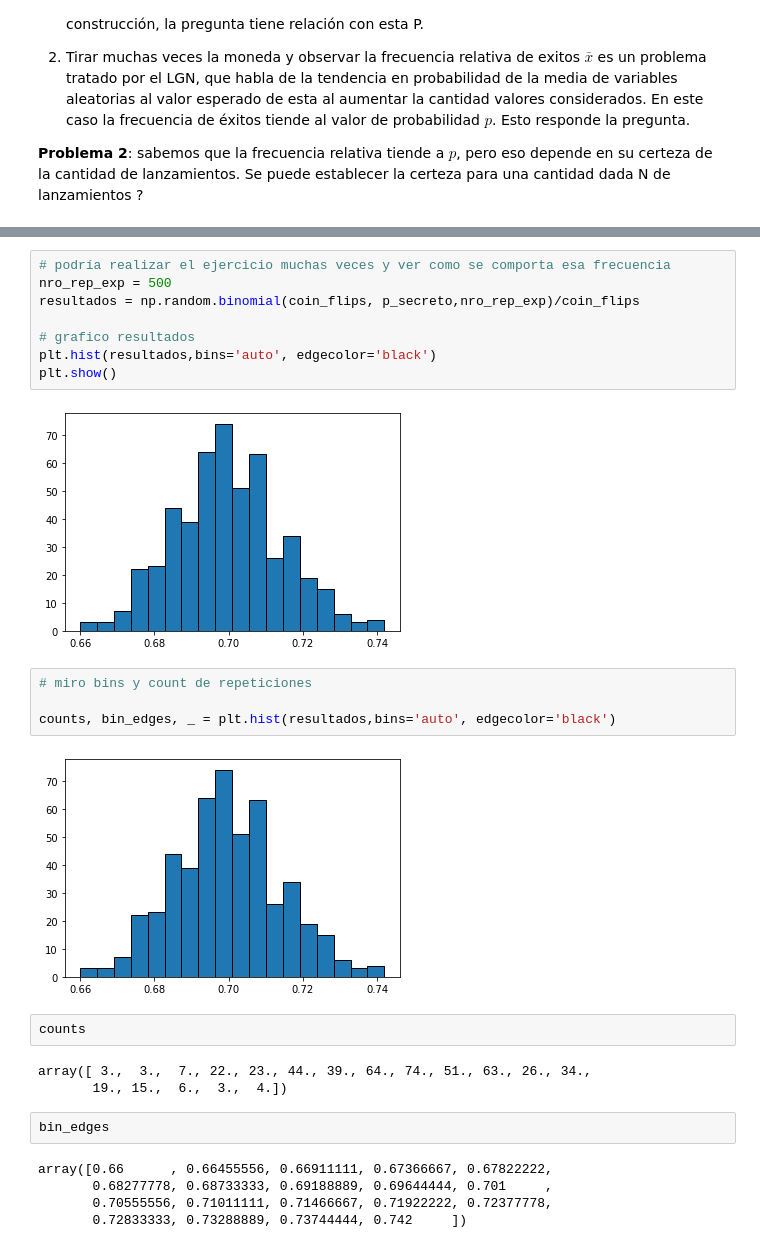
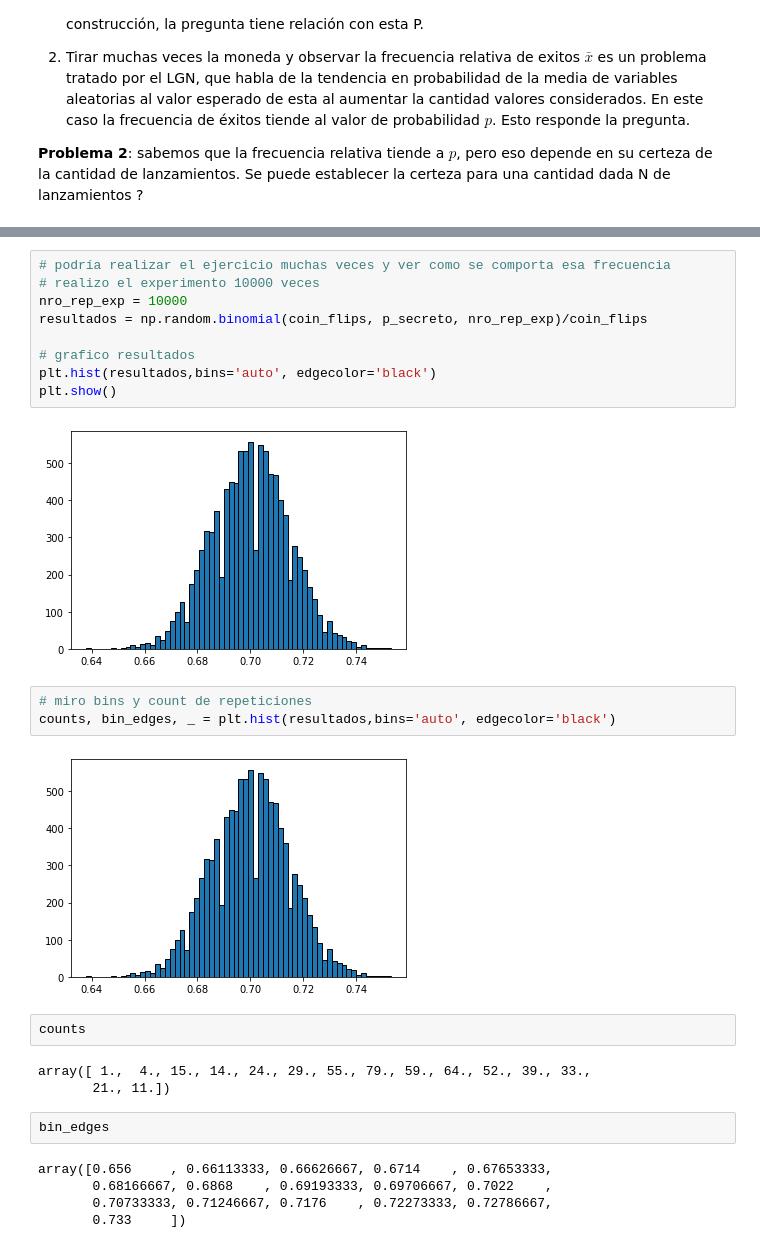
Before and after one commit to gonzaplazag/win-win-problem, a Jupyter notebook: notebooks/03_simulations.ipynb, the cells around one changed output, grey strips where cells are left out. Drawn from its saved outputs; the diff is of its cells as text.

```diff
--- a/notebooks/03_simulations.ipynb
+++ b/notebooks/03_simulations.ipynb
@@ -81,29 +81,29 @@ np.random.binomial(coin_flips,p_secreto)/coin_flips
 # %%
 # podría realizar el ejercicio muchas veces y ver como se comporta esa frecuencia
-nro_rep_exp = 500
-resultados = np.random.binomial(coin_flips, p_secreto,nro_rep_exp)/coin_flips
+# realizo el experimento 10000 veces
+nro_rep_exp = 10000
+resultados = np.random.binomial(coin_flips, p_secreto, nro_rep_exp)/coin_flips
 
 # grafico resultados
 plt.hist(resultados,bins='auto', edgecolor='black')
 plt.show()
 # %% [output]
-[figure, old version]
+[figure, new version]
 # %%
 # miro bins y count de repeticiones
-
 counts, bin_edges, _ = plt.hist(resultados,bins='auto', edgecolor='black')
 # %% [output]
-[figure, old version]
+[figure, new version]
 # %%
 counts
 # %% [output]
-array([ 3.,  3.,  7., 22., 23., 44., 39., 64., 74., 51., 63., 26., 34.,
-       19., 15.,  6.,  3.,  4.])
+array([ 1.,  4., 15., 14., 24., 29., 55., 79., 59., 64., 52., 39., 33.,
+       21., 11.])
 # %%
 bin_edges
 # %% [output]
-array([0.66      , 0.66455556, 0.66911111, 0.67366667, 0.67822222,
-       0.68277778, 0.68733333, 0.69188889, 0.69644444, 0.701     ,
-       0.70555556, 0.71011111, 0.71466667, 0.71922222, 0.72377778,
-       0.72833333, 0.73288889, 0.73744444, 0.742     ])
+array([0.656     , 0.66113333, 0.66626667, 0.6714    , 0.67653333,
+       0.68166667, 0.6868    , 0.69193333, 0.69706667, 0.7022    ,
+       0.70733333, 0.71246667, 0.7176    , 0.72273333, 0.72786667,
+       0.733     ])
 # %%
```
Also changed, not shown: parts of 9 cells of this notebook.
